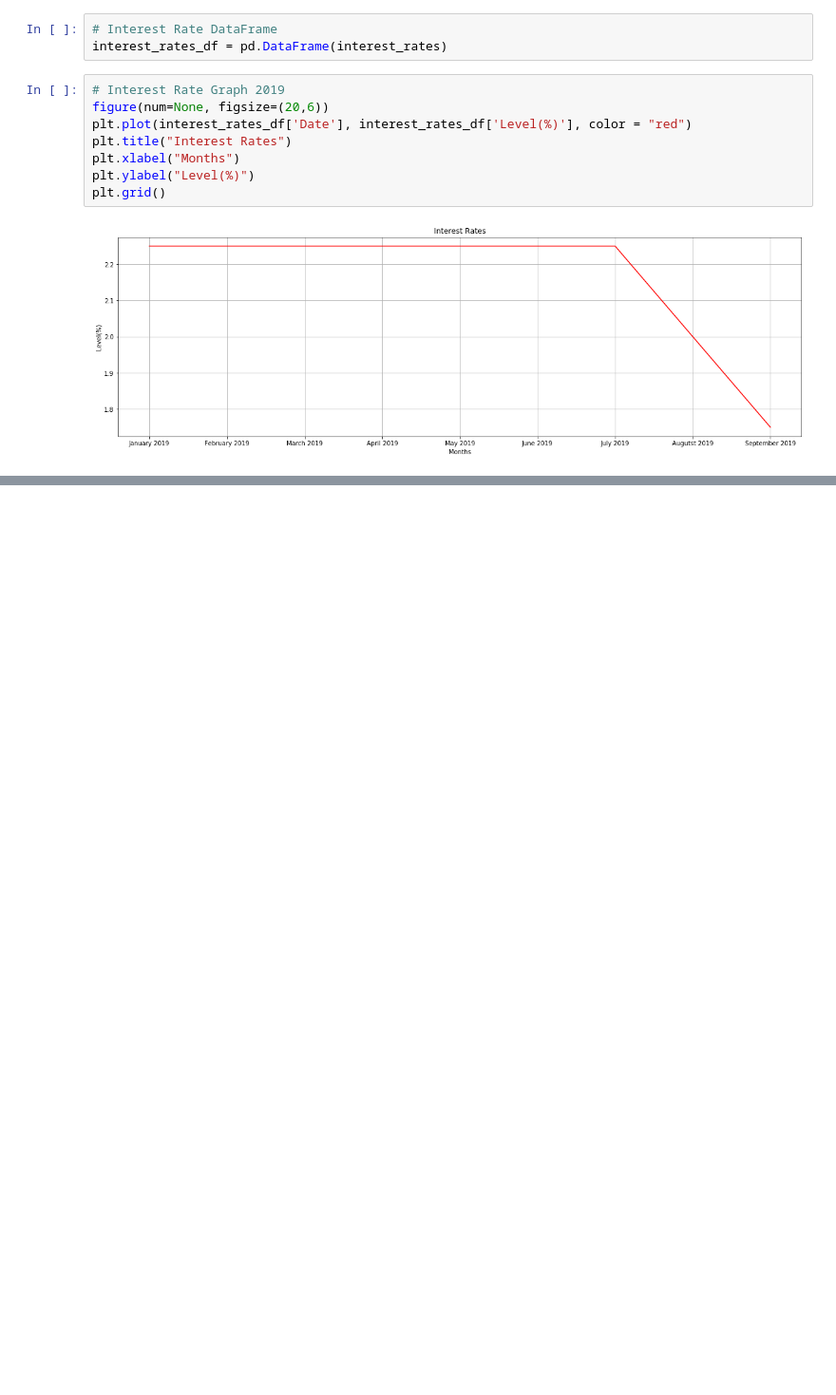
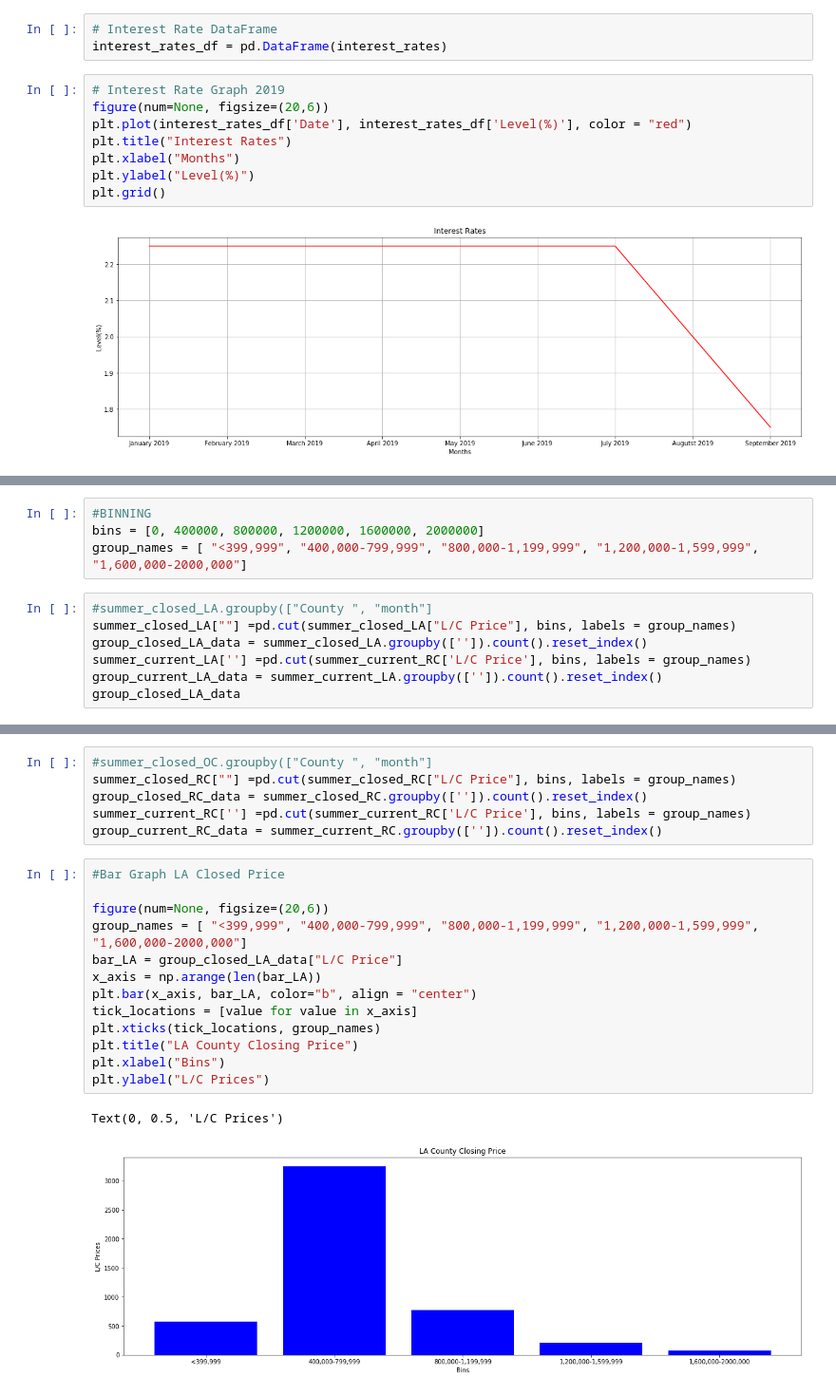
Before and after one commit to nickbatkhan/RealestateanalysisCA2019, a Jupyter notebook: Nurbol_branch.ipynb, the cells around one changed output, grey strips where cells are left out. Shown: that part at 95% size. Cells and saved outputs as stored; diff of their text form; blank space fills up the shorter version.

```diff
--- a/Nurbol_branch.ipynb
+++ b/Nurbol_branch.ipynb
@@ -223,0 +271,11 @@ plt.grid()
+# %%
+#BINNING
+bins = [0, 400000, 800000, 1200000, 1600000, 2000000]
+group_names = [ "<399,999", "400,000-799,999", "800,000-1,199,999", "1,200,000-1,599,999", "1,600,000-2000,000"]
+# %%
+#summer_closed_LA.groupby(["County ", "month"]
+summer_closed_LA[""] =pd.cut(summer_closed_LA["L/C Price"], bins, labels = group_names)
+group_closed_LA_data = summer_closed_LA.groupby(['']).count().reset_index()
+summer_current_LA[''] =pd.cut(summer_current_RC['L/C Price'], bins, labels = group_names)
+group_current_LA_data = summer_current_LA.groupby(['']).count().reset_index()
+group_closed_LA_data
@@ -223,0 +304,22 @@ plt.grid()
+# %%
+#summer_closed_OC.groupby(["County ", "month"]
+summer_closed_RC[""] =pd.cut(summer_closed_RC["L/C Price"], bins, labels = group_names)
+group_closed_RC_data = summer_closed_RC.groupby(['']).count().reset_index()
+summer_current_RC[''] =pd.cut(summer_current_RC['L/C Price'], bins, labels = group_names)
+group_current_RC_data = summer_current_RC.groupby(['']).count().reset_index()
+# %%
+#Bar Graph LA Closed Price
+
+figure(num=None, figsize=(20,6))
+group_names = [ "<399,999", "400,000-799,999", "800,000-1,199,999", "1,200,000-1,599,999", "1,600,000-2000,000"]
+bar_LA = group_closed_LA_data["L/C Price"]
+x_axis = np.arange(len(bar_LA))
+plt.bar(x_axis, bar_LA, color="b", align = "center")
+tick_locations = [value for value in x_axis]
+plt.xticks(tick_locations, group_names)
+plt.title("LA County Closing Price")
+plt.xlabel("Bins")
+plt.ylabel("L/C Prices")
+# %% [output]
+Text(0, 0.5, 'L/C Prices')
+[figure, added]
```
Also changed, not shown: parts of 11 cells of this notebook.
